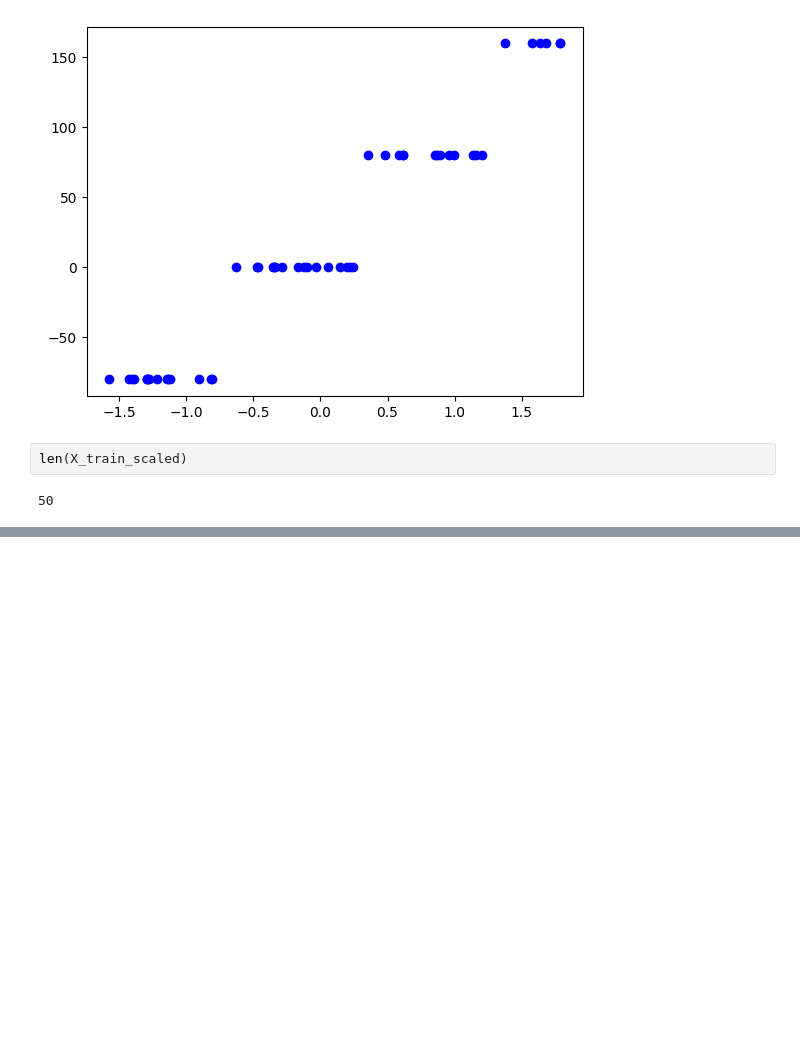
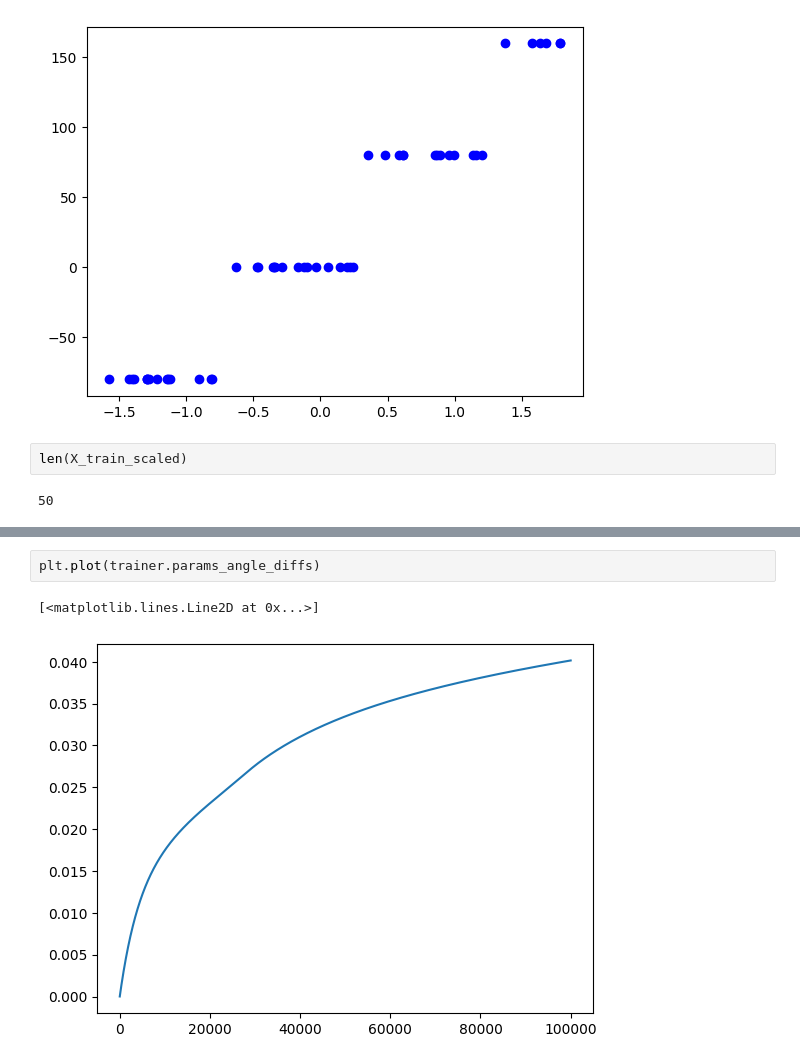
Before and after one commit to ZetrextJG/MIO, a Jupyter notebook: experiments/lab2-StepsSmall.ipynb, the cells around one changed output, grey strips where cells are left out. Cells and saved outputs as stored; diff of their text form; blank space fills up the shorter version.

```diff
--- a/experiments/lab2-StepsSmall.ipynb
+++ b/experiments/lab2-StepsSmall.ipynb
@@ -109,0 +114,5 @@ MSE: [57.86396118]
+# %%
+plt.plot(trainer.params_angle_diffs)
+# %% [output]
+[<matplotlib.lines.Line2D at 0x...>]
+[figure, added]
```
Also changed, not shown: parts of 9 cells of this notebook, 2 other files.
